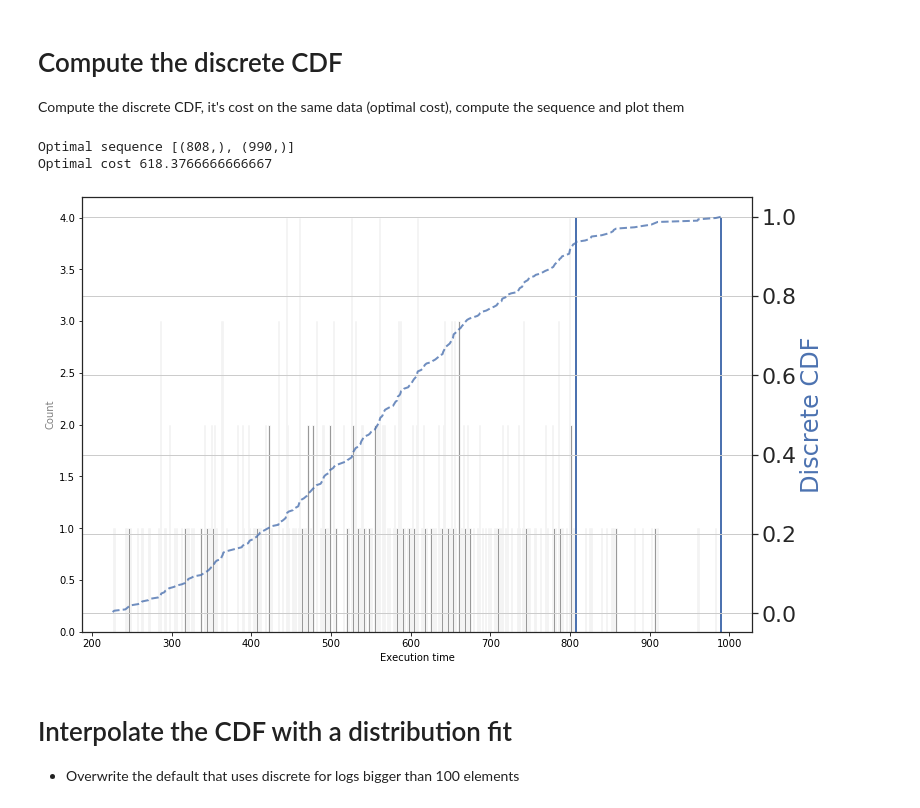
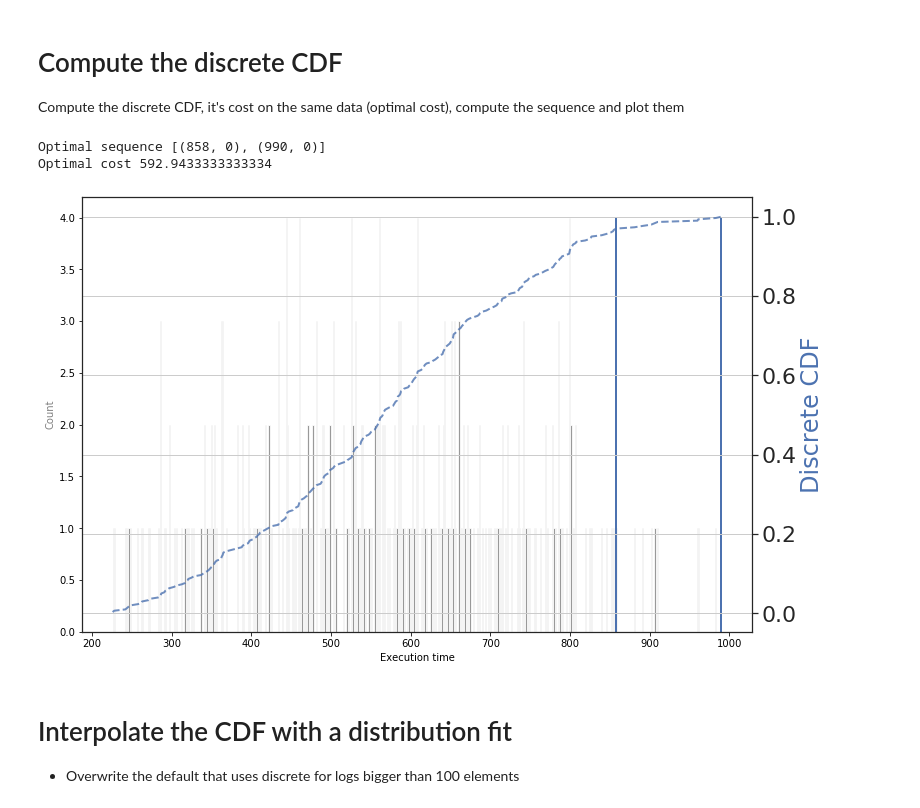
Before and after one commit to anagainaru/iSBatch, a Jupyter notebook: examples_cdf_sequence.ipynb, the cells around one changed output. Cells and saved outputs as stored; diff of their text form; code cells hidden in the pictures.

```diff
--- a/examples_cdf_sequence.ipynb
+++ b/examples_cdf_sequence.ipynb
@@ -38,8 +38,8 @@ Total entries in the historic data: 300
 Compute the discrete CDF, it's cost on the same data (optimal cost), compute the sequence and plot them
 # %%
 # Optimal CDF by using the discrete full data both for computing the data and for computing the cost
-wf = iSBatch.Workload(data)
-optimal_data, optimal_cdf = wf.compute_cdf()
+wf = iSBatch.ResourceEstimator(data)
+optimal_data, optimal_cdf = wf._get_cdf()
 
 optimal_sequence = wf.compute_request_sequence()
 print("Optimal sequence", optimal_sequence)
@@ -47,35 +47,35 @@ print("Optimal sequence", optimal_sequence)
 optimal_cost = wf.compute_sequence_cost(optimal_sequence, data)
 print("Optimal cost", optimal_cost)
 # %% [output]
-Optimal sequence [(808,), (990,)]
-Optimal cost 618.3766666666667
+Optimal sequence [(858, 0), (990, 0)]
+Optimal cost 592.9433333333334
 # %%
 # plot the data and the discrete CDF (consecutive points joined by a line)
 
 fig, ax = plt.subplots(figsize=(12,8))
 sns.set(font_scale=2)
 sns.set_style("white")
 ax2 = ax.twinx()
 # plot data
 counts, bins = np.histogram(data, bins=500)
 ax.hist(bins[:-1], bins, weights=counts, alpha=0.8, color="grey")
 
 # plot sequence
-ax.vlines(optimal_sequence[0], min(counts), max(counts), colors='b', lw=2,
+ax.vlines(optimal_sequence[0][0], min(counts), max(counts), colors='b', lw=2,
           linestyles='solid', label='optimal')
 for i in range(1,len(optimal_sequence)):
-    ax.vlines(optimal_sequence[i], min(counts), max(counts), colors='b', lw=2, linestyles='solid')
+    ax.vlines(optimal_sequence[i][0], min(counts), max(counts), colors='b', lw=2, linestyles='solid')
 
 # plot discrete fit
 ax2.plot(optimal_data, optimal_cdf, 'b--', lw=2, alpha=0.8)
 
 plt.grid(True)
 ax.set_xlabel('Execution time')
 ax2.set_ylabel('Discrete CDF', color="b")
 ax.set_ylabel('Count', color="grey")
 plt.show()
 # %% [output]
-[figure, old version]
+[figure, new version]
 # %% [markdown]
 # Interpolate the CDF with a distribution fit
 
```
Also changed, not shown: parts of 7 cells of this notebook.
